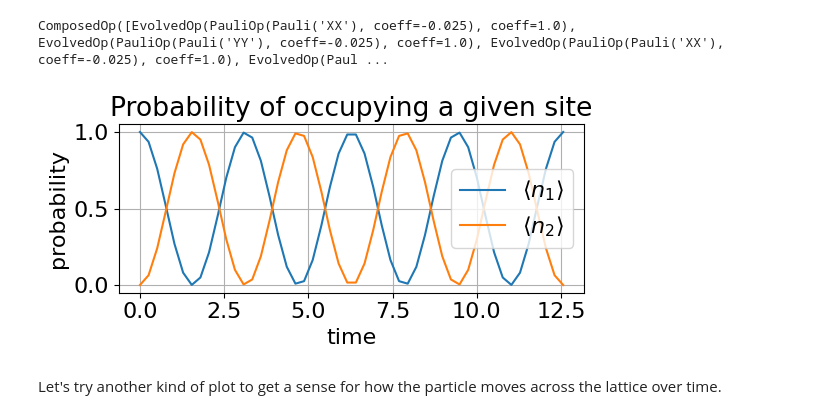
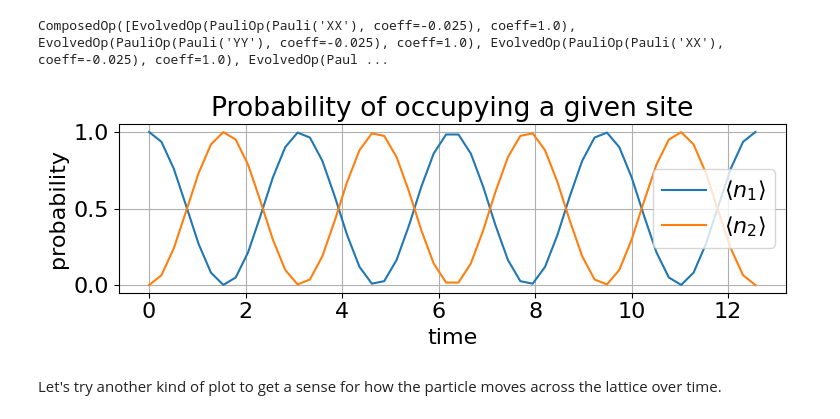
Before and after one commit to oscartq/qsim_mzm, a Jupyter notebook: tight-binding-chain/qsim-2-site-tight-binding.ipynb, the cells around one changed output. Saved outputs shown, nothing was run; the diff lists cells and outputs as text; code cells hidden in the pictures.

Commit message:
generated new figures for tight binding chains

```diff
--- a/tight-binding-chain/qsim-2-site-tight-binding.ipynb
+++ b/tight-binding-chain/qsim-2-site-tight-binding.ipynb
@@ -165,20 +165,20 @@ for i, ni in enumerate(tqdm(n_is)):
 # %%
 # Plot the time evolution
 # list of labels for the plot
 num_op_labels = [r"$\langle n_" + str(i+1) + "\\rangle$" for i in range(num_sites)]
 
-plt.figure(figsize=(6, 3))
+plt.figure(figsize=(8, 3))
 plt.plot(times, evo_matrix_trot)
 plt.xlabel("time")
 plt.ylabel("probability")
 plt.title("Probability of occupying a given site")
 plt.grid()
 plt.legend(num_op_labels)
 plt.tight_layout()
 plt.savefig("figures/2-site-tb/2-site-prob.pdf")
 plt.show()
 # %% [output]
-[figure, old version]
+[figure, new version]
 # %% [markdown]
 Let's try another kind of plot to get a sense for how the particle moves across the lattice over time.
 # %%
```
Also changed, not shown: 18 other files.
